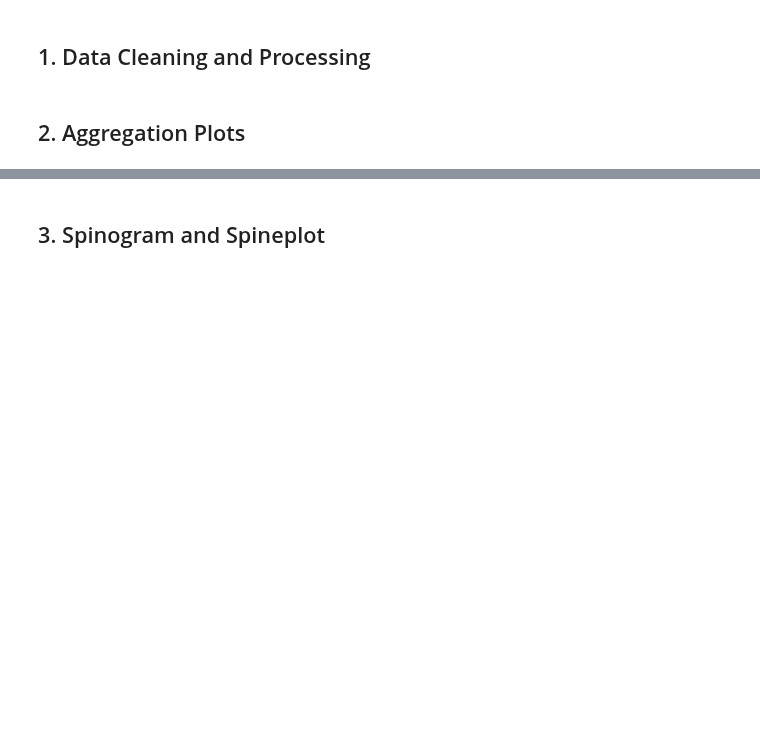
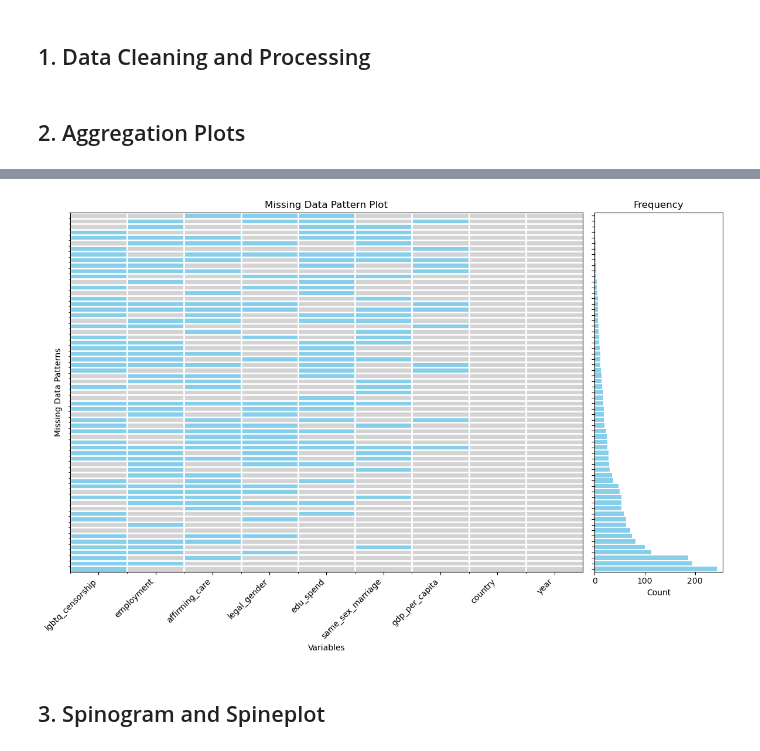
Before and after one commit to diverse-data-hub/diverse-data-hub.github.io, a Jupyter notebook: website_files/notebooks/py-globalrights.ipynb, the cells around one changed output, grey strips where cells are left out. Cells and saved outputs as stored; diff of their text form; code cells hidden in the pictures; blank space fills up the shorter version.

Commit message:
do missing data pattern plot

```diff
--- a/website_files/notebooks/py-globalrights.ipynb
+++ b/website_files/notebooks/py-globalrights.ipynb
@@ -111,3 +67,82 @@ pattern_df
+# %%
+pattern_df = cleaned_rights.isnull().astype(int)
+pattern_df = (
+    pattern_df.groupby(by=pattern_df.columns.to_list())
+    .size()
+    .reset_index(name="count")
+    .sort_values(by="count")
+    .reset_index(drop=True)
+)
+pattern_df = pattern_df[
+    [
+        "lgbtq_censorship",
+        "employment",
+        "affirming_care",
+        "legal_gender",
+        "edu_spend",
+        "same_sex_marriage",
+        "gdp_per_capita",
+        "country",
+        "year",
+        "count",
+    ]
+]
+pattern_df_no_count = pattern_df.drop(columns=["count"])
+
+# Create plot
+fig, (ax1, ax2) = plt.subplots(
+    1, 2, figsize=(12, 8), gridspec_kw={"width_ratios": [4, 1]}
+)
+
+# Prepare data for heatmap
+pattern_matrix = pattern_df_no_count.astype(bool).to_numpy()
+
+# Custom colormap
+colors = ["lightgrey", "skyblue"]
+cmap = plt.matplotlib.colors.ListedColormap(colors)
+
+# Main heatmap
+im = ax1.imshow(pattern_matrix, cmap=cmap, aspect="auto", interpolation="nearest")
+
+# Set labels
+ax1.set_xlabel("Variables")
+ax1.set_ylabel("Missing Data Patterns")
+ax1.set_title("Missing Data Pattern Plot")
+
+# Set x-axis labels (variable names)
+ax1.set_xticks(range(len(pattern_df_no_count.columns)))
+ax1.set_xticklabels(pattern_df_no_count.columns, rotation=45, ha="right")
+
+# Set y-axis labels (none)
+ax1.set_yticks([])
+ax1.set_yticklabels([])
+
+# Add grid
+ax1.set_xticks(np.arange(len(pattern_df_no_count.columns)) - 0.5, minor=True)
+ax1.set_yticks(np.arange(len(patterns)) - 0.5, minor=True)
+ax1.grid(which="minor", color="white", linewidth=2)
+
+# Frequency bar chart - match the spacing of the left plot
+counts = pattern_df["count"]
+y_positions = np.arange(len(patterns))
+
+# Create bars with same height as the heatmap rows
+bar_height = 0.8  # Adjust this to match heatmap cell height
+bars = ax2.barh(y_positions, counts, height=bar_height, color="skyblue", align="center")
+
+ax2.set_xlabel("Count")
+ax2.set_ylabel("")
+ax2.set_yticks(y_positions)
+ax2.set_yticklabels([])
+ax2.set_title("Frequency")
+
+# Set same y-limits as the main plot to ensure alignment
+ax2.set_ylim(ax1.get_ylim())
+
+plt.tight_layout()
+plt.show()
+# %% [output]
+[figure, added]
 # %% [markdown]
 ## 3. Spinogram and Spineplot
 # %%
```
Also changed, not shown: parts of 2 cells of this notebook.
